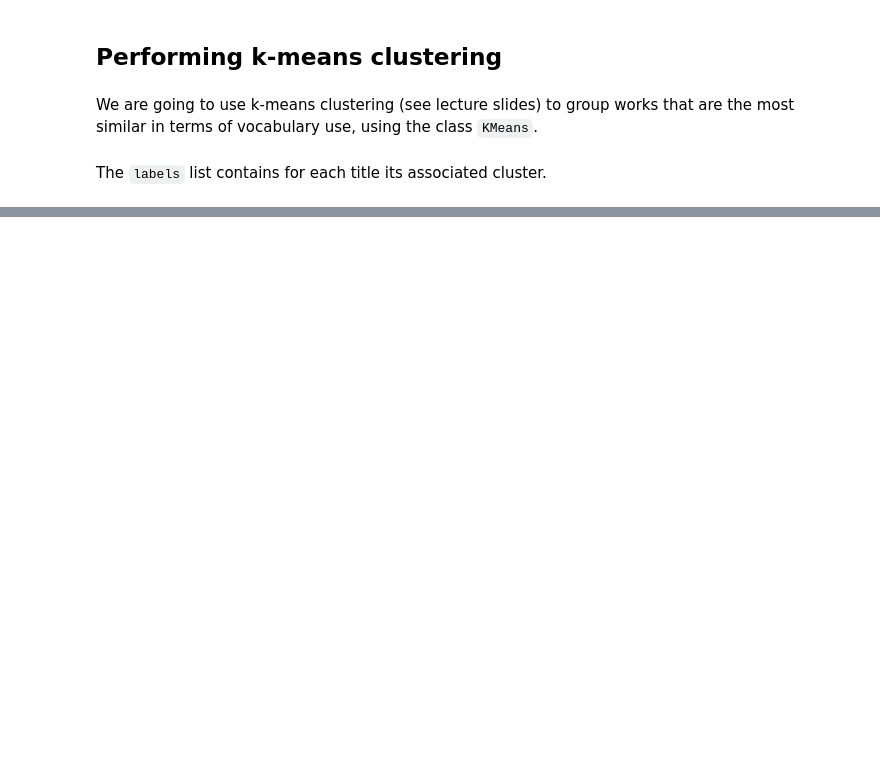
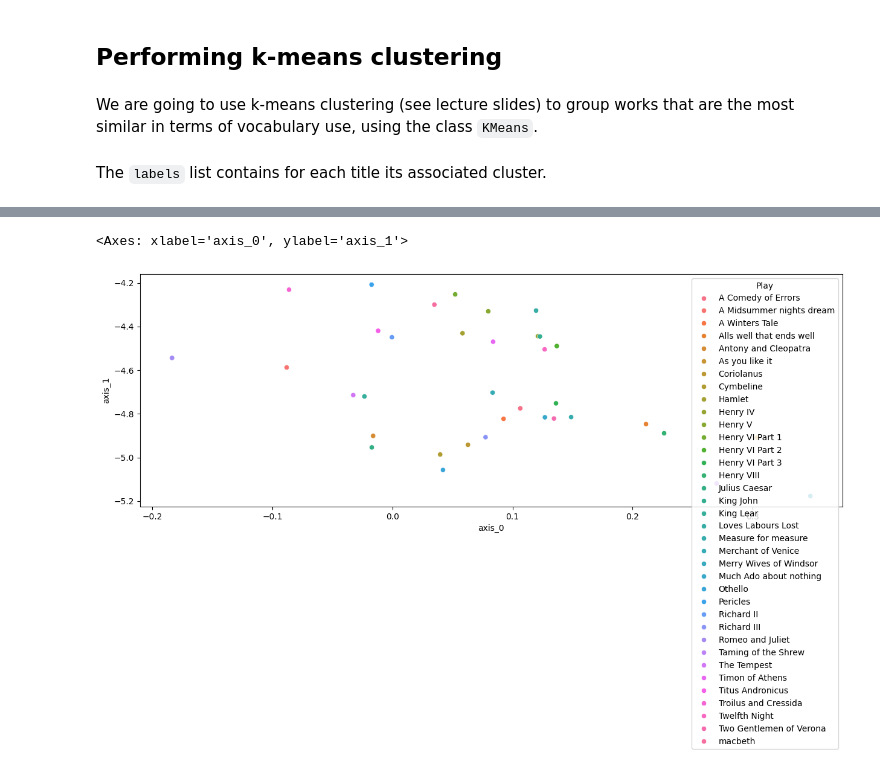
Before and after one commit to py4SHS/nlp, a Jupyter notebook: lab/lab_answers.ipynb, the cells around one changed output, grey strips where cells are left out. Cells and saved outputs as stored; diff of their text form; code cells hidden in the pictures; blank space fills up the shorter version.

```diff
--- a/lab/lab_answers.ipynb
+++ b/lab/lab_answers.ipynb
@@ -277,0 +306,9 @@ reduced_pca = pca.fit_transform(count_df_)
+# %%
+# Load required libraries
+from gensim.models.doc2vec import Doc2Vec, TaggedDocument
+
+documents = [TaggedDocument(doc, [i]) for i, doc in enumerate(df.PlayerLine.values.tolist())]
+
+# vector_size controls the dimension of the embeddings
+model = Doc2Vec(documents, vector_size=5, window=2, min_count=1, workers=4)
+embeddings = pd.DataFrame([model.infer_vector(doc.split()) for doc in df.PlayerLine.values.tolist()], index=count_df.index)
@@ -277,0 +348,9 @@ reduced_pca = pca.fit_transform(count_df_)
+# %%
+# 2 and 3. set embeddings to 2D
+model = Doc2Vec(documents, vector_size=2, window=2, min_count=1, workers=4)
+embeddings = pd.DataFrame([model.infer_vector(doc.split()) for doc in df.PlayerLine.values.tolist()], index=count_df.index, columns=["axis_0","axis_1"])
+# %%
+sns.scatterplot(x="axis_0", y="axis_1", data=embeddings, hue=embeddings.index)
+# %% [output]
+<Axes: xlabel='axis_0', ylabel='axis_1'>
+[figure, added]
```
Also changed, not shown: parts of 35 cells of this notebook, 4 other files.
